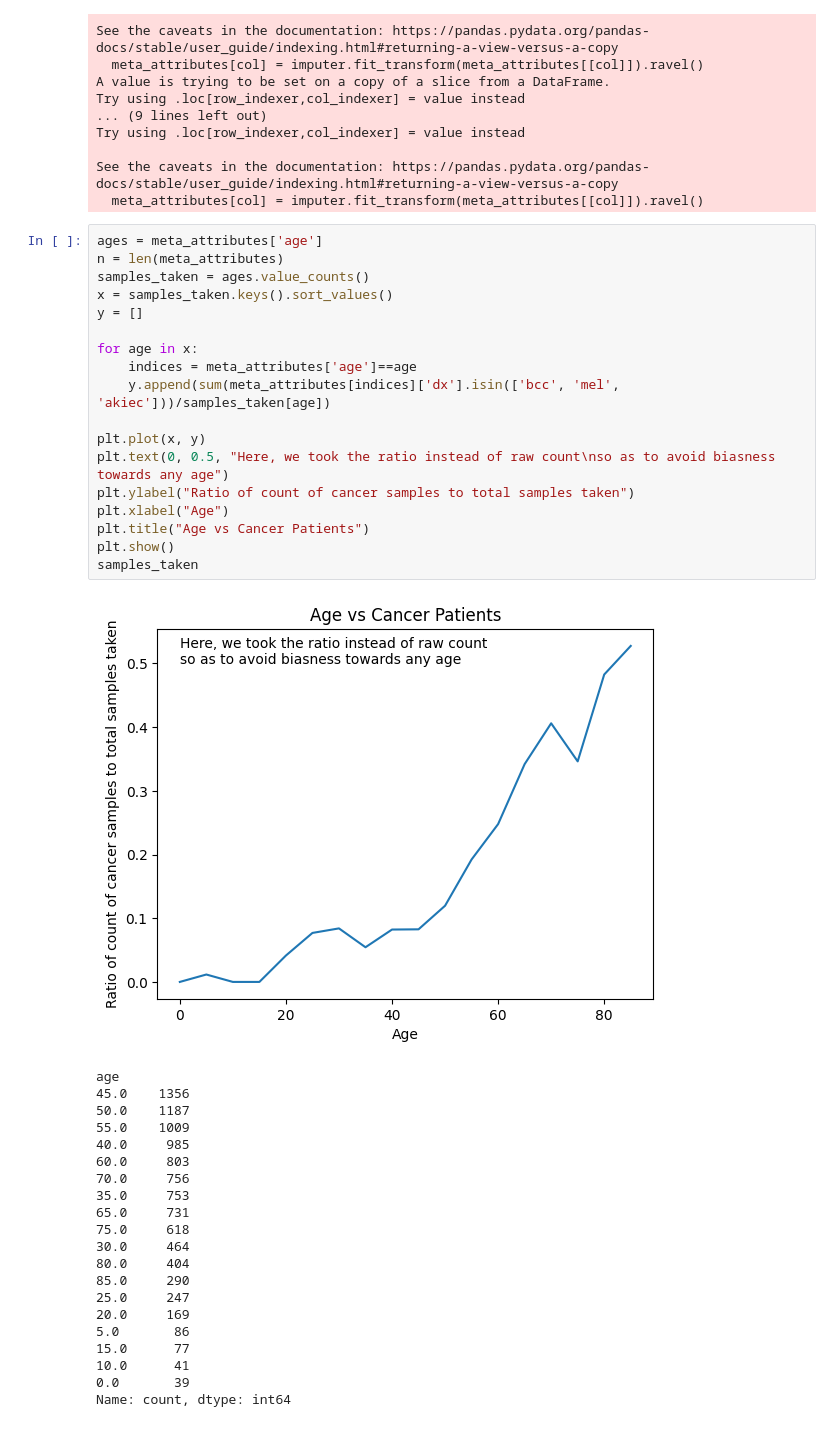
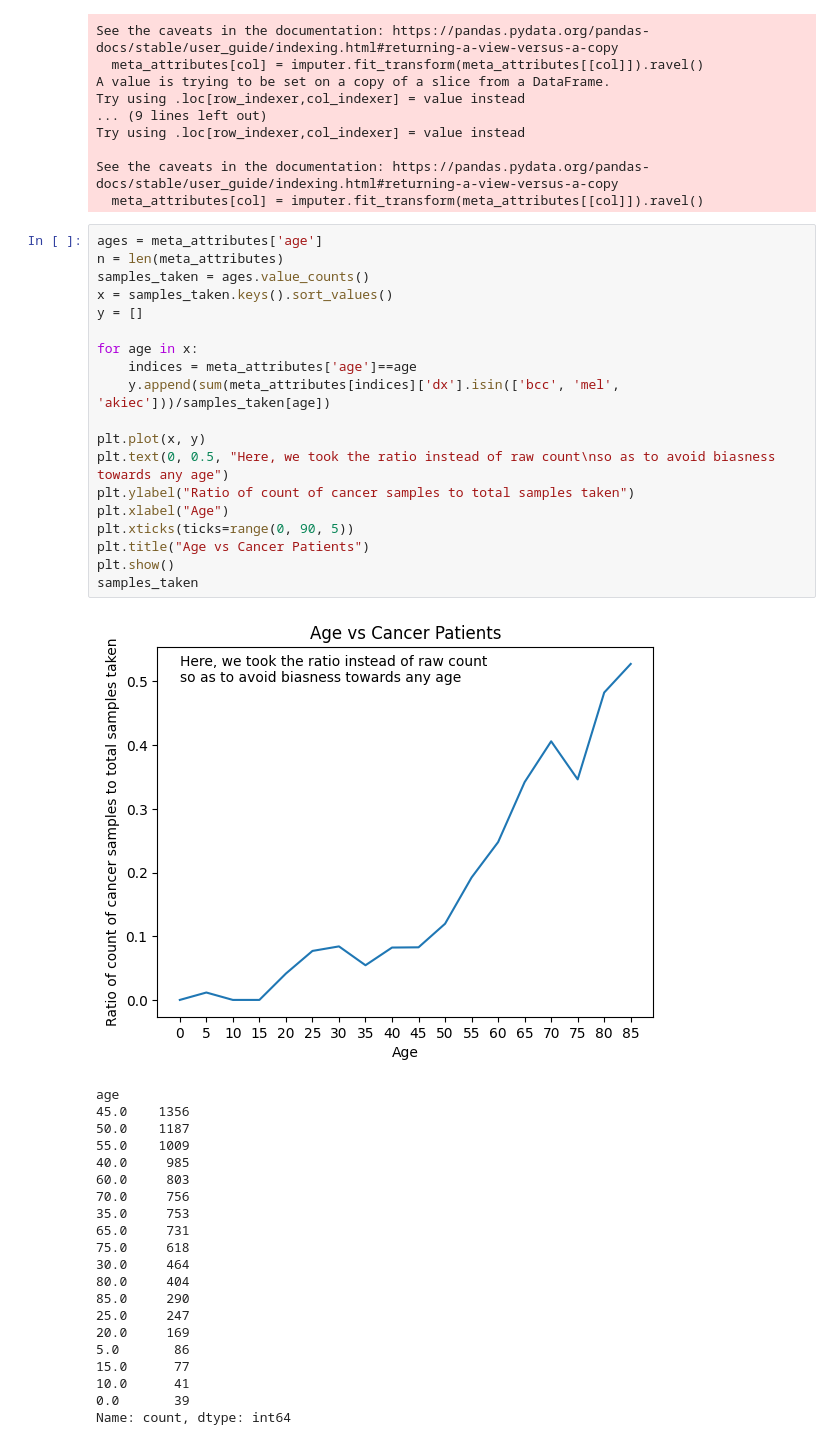
Before and after one commit to ShivanshuKGupta/AI_in_HC, a Jupyter notebook: analysis.ipynb, the cells around one changed output. Drawn from its saved outputs; the diff is of its cells as text.

```diff
--- a/analysis.ipynb
+++ b/analysis.ipynb
@@ -65,23 +65,24 @@ See the caveats in the documentation: https://pandas.pydata.org/pandas-docs/stab
 # %%
 ages = meta_attributes['age']
 n = len(meta_attributes)
 samples_taken = ages.value_counts()
 x = samples_taken.keys().sort_values()
 y = []
 
 for age in x:
     indices = meta_attributes['age']==age
     y.append(sum(meta_attributes[indices]['dx'].isin(['bcc', 'mel', 'akiec']))/samples_taken[age])
 
 plt.plot(x, y)
 plt.text(0, 0.5, "Here, we took the ratio instead of raw count\nso as to avoid biasness towards any age")
 plt.ylabel("Ratio of count of cancer samples to total samples taken")
 plt.xlabel("Age")
+plt.xticks(ticks=range(0, 90, 5))
 plt.title("Age vs Cancer Patients")
 plt.show()
 samples_taken
 # %% [output]
-[figure, old version]
+[figure, new version]
 age
 45.0    1356
 50.0    1187
```
Also changed, not shown: parts of 3 cells of this notebook.
